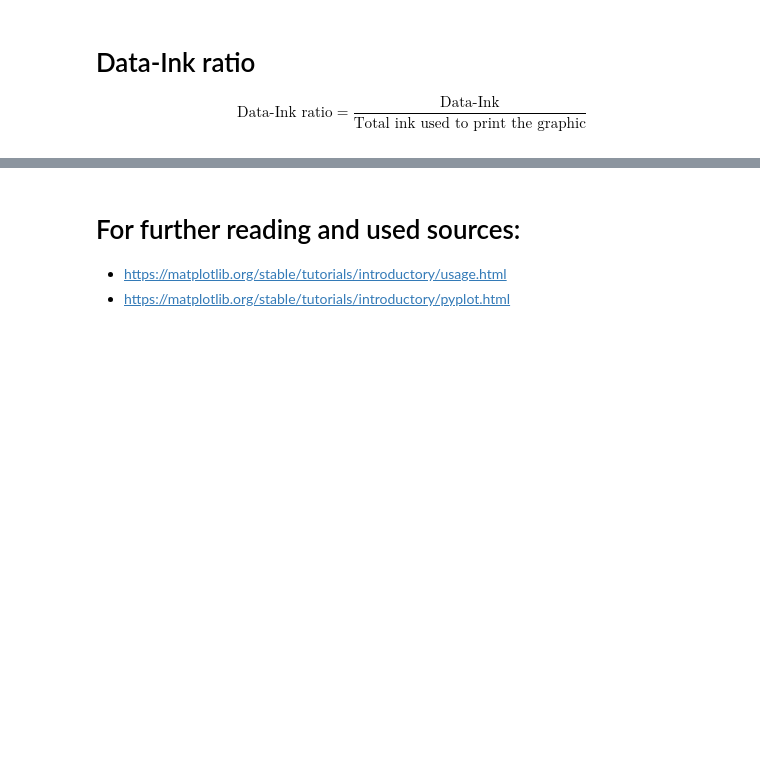
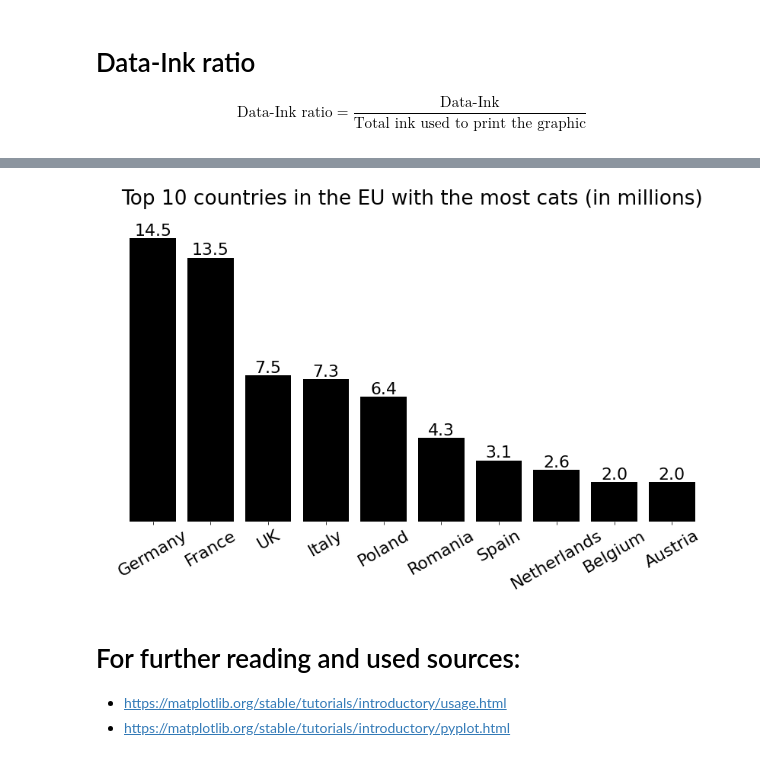
Before and after one commit to Magiduck/matplotlib_workshop, a Jupyter notebook: matplotlib_workshop.ipynb, the cells around one changed output, grey strips where cells are left out. Cells and saved outputs as stored; diff of their text form; code cells hidden in the pictures; blank space fills up the shorter version.

```diff
--- a/matplotlib_workshop.ipynb
+++ b/matplotlib_workshop.ipynb
@@ -151,17 +189,24 @@ plt.show(plot_pet_cats_globally())
 import base64
 import io
 
-plt = plot_pet_cats_globally()
-plt.tight_layout()
-pic_IObytes = io.BytesIO()
-plt.savefig(pic_IObytes,  format='png')
-pic_IObytes.seek(0)
-pic_hash = base64.b64encode(pic_IObytes.read())
+def save_fig_to_html(fig):
+    fig.tight_layout()
 
-image_html =f'<img src=\'embedded-picture"utf-8")}\'>'
+    pic_IObytes = io.BytesIO()
+    fig.savefig(pic_IObytes, format='png')
+    pic_IObytes.seek(0)
 
-with open('example.html', 'w') as f:
-        f.write(image_html)
+    pic_hash = base64.b64encode(pic_IObytes.read())
+
+    image_html =f'<img src=\'embedded-picture"utf-8")}\'>'
+
+    with open('example.html', 'w') as f:
+            f.write(image_html)
+# %%
+fig = plot_pet_cats_globally()
+save_fig_to_html(fig)
+# %% [output]
+[figure, added]
 # %% [markdown]
 # For further reading and used sources:
 - https://matplotlib.org/stable/tutorials/introductory/usage.html
```
Also changed, not shown: parts of 14 cells of this notebook.
